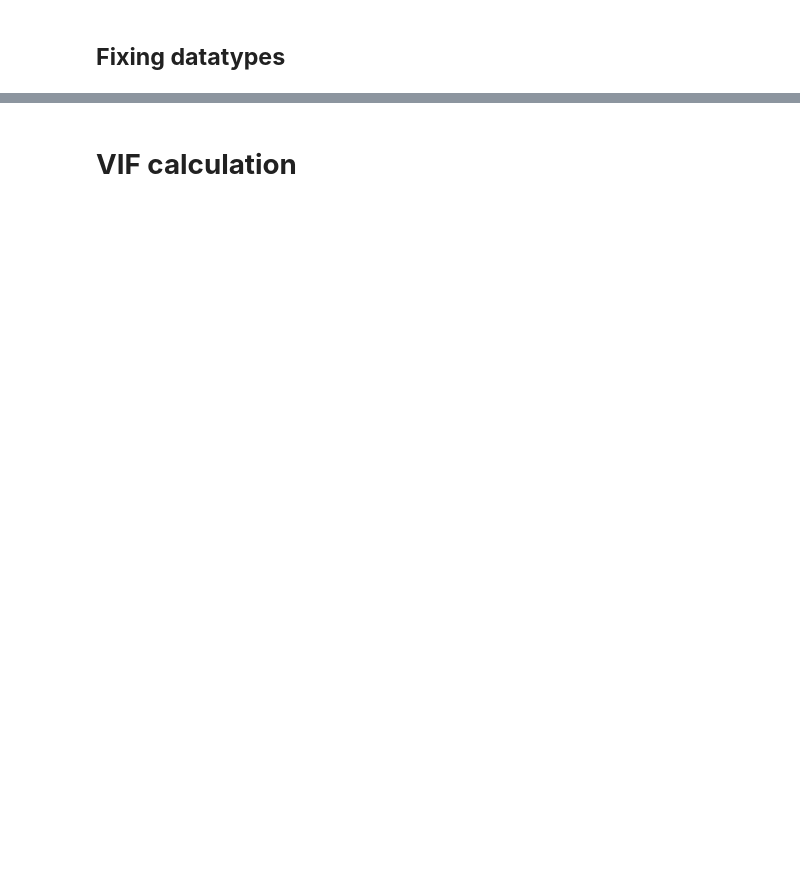
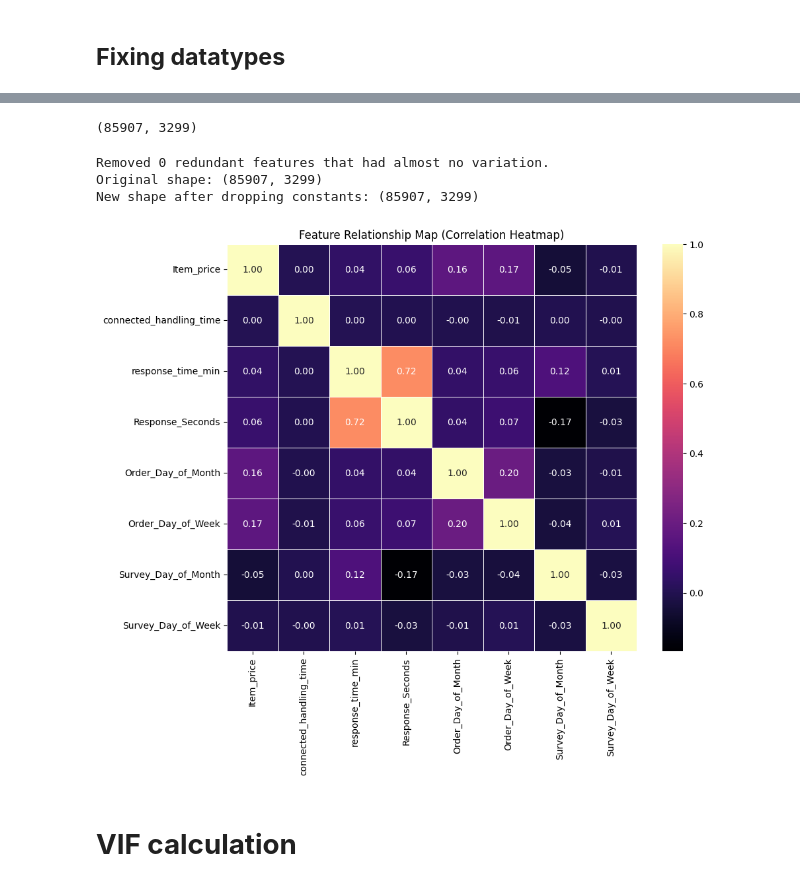
Before and after one commit to amol004/E-Commerce-Customer-Satisfaction-Score-Prediction-Deep-Learning, a Jupyter notebook: E_Commerce_Customer_Satisfaction_Score_Prediction.ipynb, the cells around one changed output, grey strips where cells are left out. Cells and saved outputs as stored; diff of their text form; code cells hidden in the pictures; blank space fills up the shorter version.

```diff
--- a/E_Commerce_Customer_Satisfaction_Score_Prediction.ipynb
+++ b/E_Commerce_Customer_Satisfaction_Score_Prediction.ipynb
@@ -699,2 +758,75 @@ print(df.dtypes)
+# %%
+# Checking the shape of df
+df_encoded.shape
+# %% [output]
+(85907, 3299)
+# %%
+# --- REMOVING CONSTANT AND QUASI-CONSTANT FEATURES ---
+
+# Some columns have the same (or almost the same) value for every row.
+# These are 'boring' to the AI because they don't help distinguish between a 1-star and 5-star review.
+
+def remove_low_variance_features(input_dataframe, threshold_limit=0.05):
+    from sklearn.feature_selection import VarianceThreshold
+
+    # 1. We only look at columns that contain numbers (int/float)
+    numeric_only = input_dataframe.select_dtypes(include=['number'])
+
+    # 2. We set up a 'Filter' that looks for columns where 95% or more of the data is the same
+    # VarianceThreshold(0.05) means we keep columns that have more than 5% internal variation
+    filter_tool = VarianceThreshold(threshold=threshold_limit)
+    filter_tool.fit(numeric_only)
+
+    # 3. Identify which columns are 'low variance' (the ones the filter wants to drop)
+    # .get_support() returns True for good columns and False for bad ones
+    good_columns = numeric_only.columns[filter_tool.get_support()]
+    columns_to_drop = [col for col in numeric_only.columns if col not in good_columns]
+
+    # 4. SAFETY CHECK: We must NEVER drop our target variable 'CSAT Score'
+    if "CSAT Score" in columns_to_drop:
+        columns_to_drop.remove("CSAT Score")
+
+    # 5. Drop the boring columns from our main dataset
+    clean_dataframe = input_dataframe.drop(columns=columns_to_drop, axis=1)
+
+    print(f"Removed {len(columns_to_drop)} redundant features that had almost no variation.")
+    return clean_dataframe
+
+# Execute the function on our encoded data
+df_removed_var = remove_low_variance_features(df_encoded)
+
+# Check how many columns we have left
+print(f"Original shape: {df_encoded.shape}")
+print(f"New shape after dropping constants: {df_removed_var.shape}")
+# %% [output]
+Removed 0 redundant features that had almost no variation.
+Original shape: (85907, 3299)
+New shape after dropping constants: (85907, 3299)
+# %%
+# --- CORRELATION HEATMAP VISUALIZATION ---
+
+# 1. We isolate only the numerical parts of our data
+numeric_features_only = df_removed_var.select_dtypes(include=['number'])
+
+# 2. We remove our target 'CSAT Score' from this specific visualization
+numeric_inputs = numeric_features_only.drop(columns=['CSAT Score'], errors='ignore')
+
+# 3. Calculate the Correlation Matrix
+relationship_matrix = numeric_inputs.corr()
+
+# 4. Set up the visual 'canvas'
+plt.figure(figsize=(10, 8))
+
+# 5. Draw the Heatmap with a new color scheme ('magma')
+# annot=True: Writes the actual correlation number inside each box.
+# cmap='magma': Uses a perceptually uniform black-to-white color scale.
+# fmt='.2f': Rounds the numbers to 2 decimal places.
+sns.heatmap(relationship_matrix, annot=True, cmap='magma', fmt=".2f", linewidths=0.5)
+
+# 6. Add labels and show the plot
+plt.title('Feature Relationship Map (Correlation Heatmap)')
+plt.show()
+# %% [output]
+[figure, added]
 # %% [markdown]
 # **VIF calculation**
```
Also changed, not shown: parts of 7 cells of this notebook.
